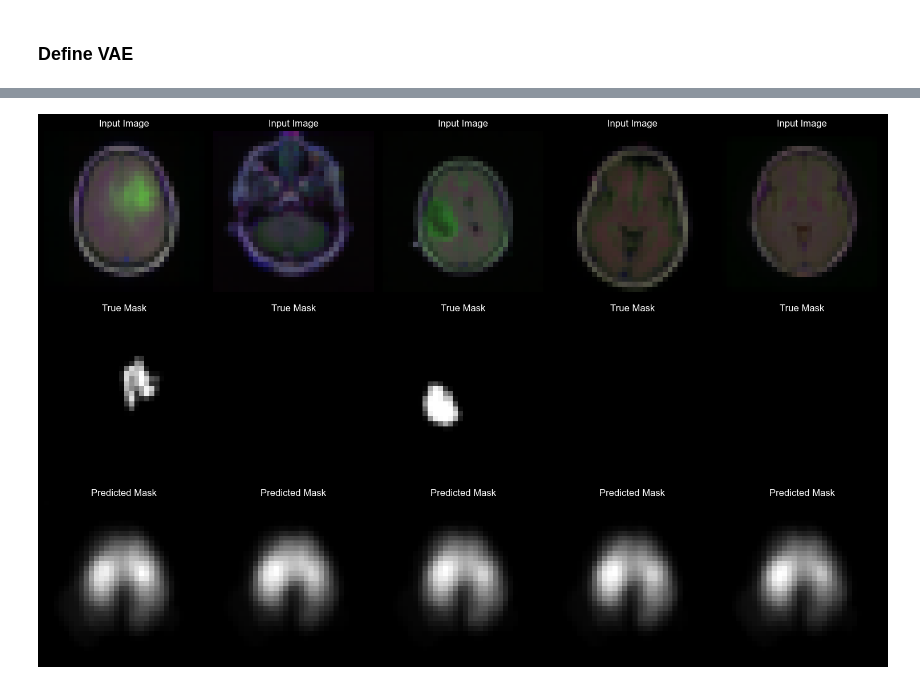
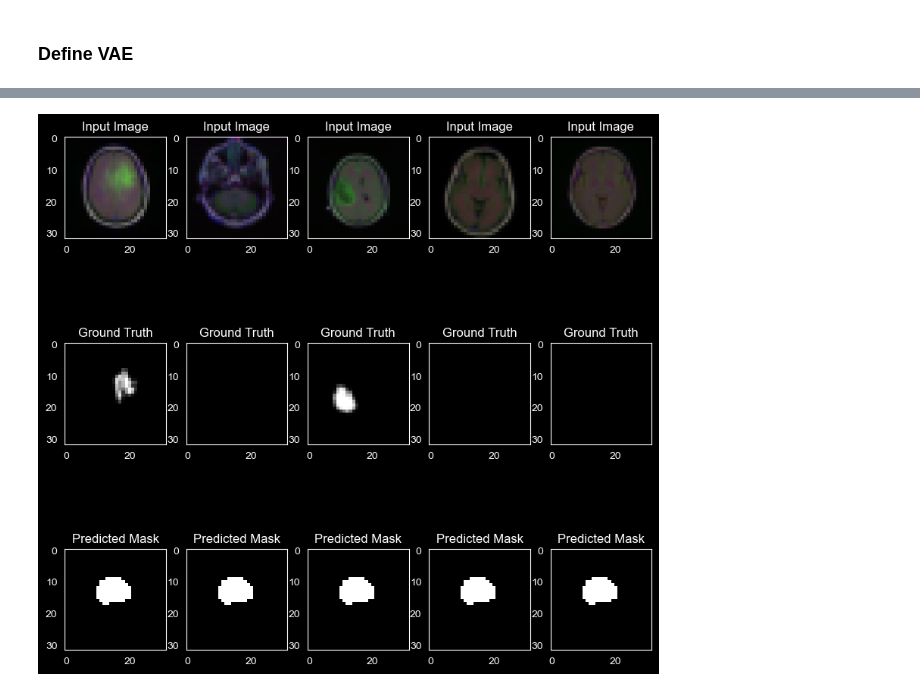
Before and after one commit to Kasper1616/Generative-Brain-MRI-Segmentation, a Jupyter notebook: models/vae.ipynb, the cells around one changed output, grey strips where cells are left out. Cells and saved outputs as stored; diff of their text form; code cells hidden in the pictures.

```diff
--- a/models/vae.ipynb
+++ b/models/vae.ipynb
@@ -83,12 +110,12 @@ class Decoder(nn.Module):
 class VAE(nn.Module):
     def __init__(self, z_dim=6, input_dim=IMG_SIZE*IMG_SIZE*3):
         self.input_dim = input_dim
-        self.output_dim = IMG_SIZE*IMG_SIZE
+        self.output_dim = IMG_SIZE
         super().__init__()
 
         # Define the encoder and decoder networks
-        self.encoder = Encoder(z_dim, self.input_dim)
-        self.decoder = Decoder(z_dim, self.output_dim)
+        self.encoder = Encoder(z_dim)
+        self.decoder = Decoder(z_dim, img_size=self.output_dim)
         self.z_dim = z_dim
 
     # Define the model p(y|z)p(z)
@@ -105,12 +132,12 @@ class VAE(nn.Module):
             z = pyro.sample("latent", dist.Normal(z_loc, z_scale).to_event(1))
 
             # decode the latent code z
-            yhat = self.decoder.forward(z).view(batch_size, -1)
+            yhat = self.decoder.forward(z)
 
             if y is not None:
                 pyro.sample("obs",
-                        dist.Bernoulli(yhat, validate_args=False).to_event(1),
-                        obs=y.reshape(-1, self.output_dim),)
+                        dist.Bernoulli(yhat, validate_args=False).to_event(3),
+                        obs=y,)
             else:
                 pyro.deterministic('obs', yhat.detach())
 
@@ -131,15 +168,15 @@ class VAE(nn.Module):
 # %%
 # --- Training the VAE ---
-num_epochs = 50
+num_epochs = 10
 test_frequency = 10
-lr = 1e-3
+lr = 9e-5
 
-vae = VAE(z_dim=64, input_dim=IMG_SIZE*IMG_SIZE*3)
+vae = VAE(z_dim=24, input_dim=IMG_SIZE*IMG_SIZE*3)
 
 # setup the optimizer
 optimizer = Adam({"lr": lr})
 svi = SVI(vae.model, vae.guide, optimizer, loss=Trace_ELBO())
 
-vae = run_model(vae, svi, train_loader, test_loader, num_epochs=num_epochs, test_frequency=test_frequency, lr=lr, device=device)
+vae = run_model(vae, svi, train_loader, test_loader, num_epochs=num_epochs, test_frequency=test_frequency, device=device)
 # %% [output]
 [Epoch 1]
@@ -163,35 +213,25 @@ KeyboardInterrupt:
 # %%
-def visualize_predictions(model, loader, num_images=5):
+# Visualize the model predictions
+def visualize_predictions(model, dataloader, num_images=5):
     model.eval()
-    images, true_masks = next(iter(loader))
-    images = images.to(device)
-    true_masks = true_masks.to(device)
     with torch.no_grad():
-        # Get model predictions and reshape to the mask dimensions
-        pred = model.model(images, None)
-    # Reshape predictions to match the true mask shape
-    pred = pred.reshape(true_masks.size()).cpu().numpy()
-    true_masks = true_masks.cpu().numpy()
-    images = images.cpu().numpy()
-
-    fig, axes = plt.subplots(3, num_images, figsize=(15, 10))
-    for i in range(num_images):
-         # Show input image
-         axes[0, i].imshow(images[i].transpose(1, 2, 0))
-         axes[0, i].set_title("Input Image")
-         axes[0, i].axis("off")
-         # Show true mask (using grayscale for clarity)
-         axes[1, i].imshow(true_masks[i].transpose(1, 2, 0), cmap='gray')
-         axes[1, i].set_title("True Mask")
-         axes[1, i].axis("off")
-         # Show predicted mask (using grayscale for clarity)
-         axes[2, i].imshow(pred[i].transpose(1, 2, 0), cmap='gray')
-         axes[2, i].set_title("Predicted Mask")
-         axes[2, i].axis("off")
-    plt.tight_layout()
-    plt.show()
+        images, labels = next(iter(dataloader))
+        images = images.to(device)
+        labels = labels.to(device)
+        outputs = vae.decoder(vae.encoder(images)[0]) > 0.09
+        images = images.cpu().numpy()
+        labels = labels.cpu().numpy()
+        outputs = outputs.cpu().numpy()
+        fig, axes = plt.subplots(3, num_images, figsize=(10, 10))
+        for i in range(num_images):
+            axes[0, i].imshow(images[i].transpose(1, 2, 0))
+            axes[0, i].set_title("Input Image")
+            axes[1, i].imshow(labels[i].squeeze(), cmap='gray')
+            axes[1, i].set_title("Ground Truth")
+            axes[2, i].imshow(outputs[i].squeeze(), cmap='gray')
+            axes[2, i].set_title("Predicted Mask")
 
 
 visualize_predictions(vae, test_loader)
 # %% [output]
-[figure, old version]
+[figure, new version]
```
Also changed, not shown: parts of 9 cells of this notebook, 4 other files.
